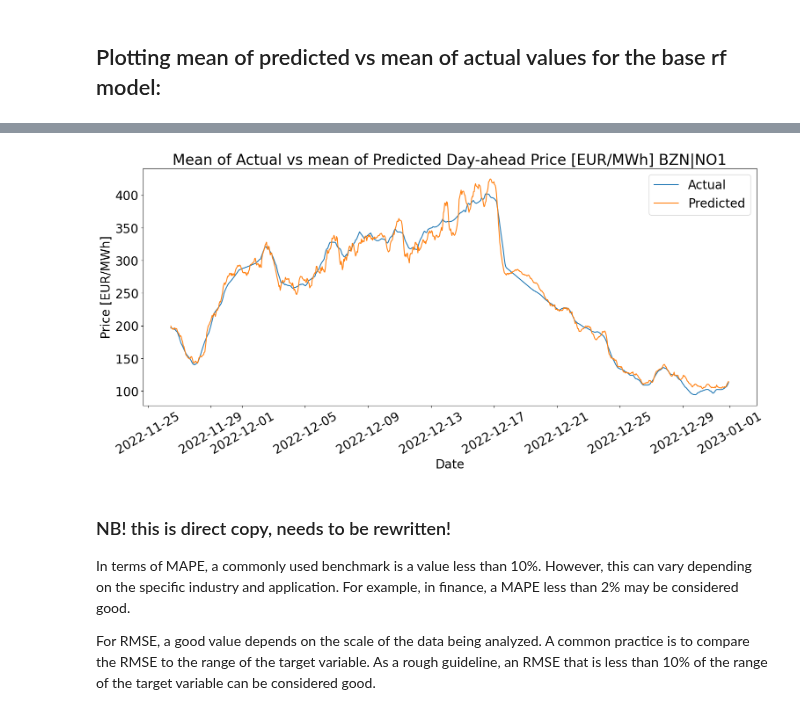
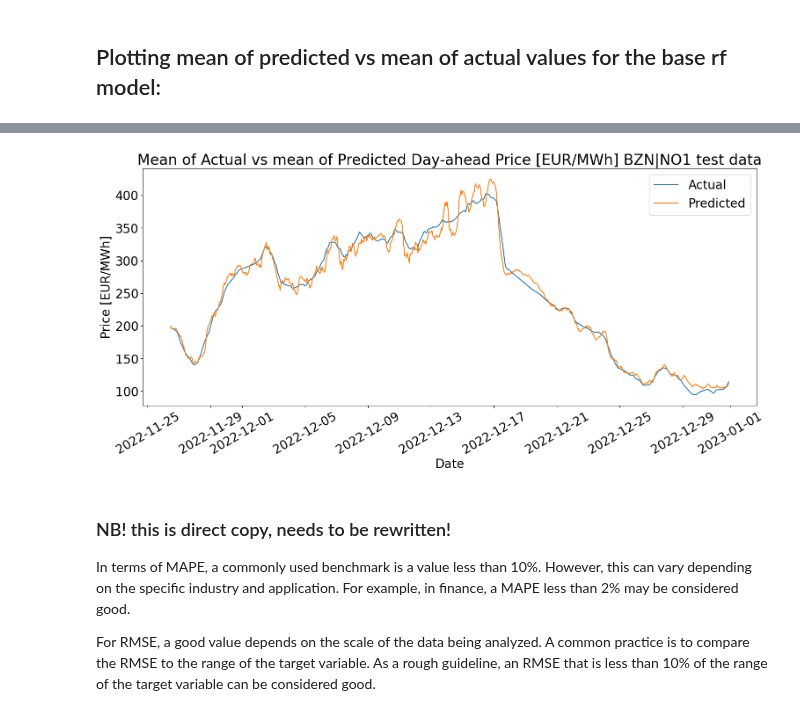
Before and after one commit to HIOF-Bachelor-Project-Group-7/Time-series-energy-price-prediction-bidding-zone-N01, a Jupyter notebook: code/RandomForestRegressor.ipynb, the cells around one changed output, grey strips where cells are left out. Saved outputs shown, nothing was run; the diff lists cells and outputs as text; code cells hidden in the pictures.

```diff
--- a/code/RandomForestRegressor.ipynb
+++ b/code/RandomForestRegressor.ipynb
@@ -173,26 +221,26 @@ Rood mean squared error:         30.44121743920013
 # %%
 # Set the figure size
 plt.figure(figsize=(18, 7))
 
 # Plot the mean of the actual and predicted values
 plt.plot(test_y.index, np.mean(test_y, axis=1), label='Actual')
 plt.plot(test_y.index, np.mean(pred_y, axis=1), label='Predicted')
 
 # Set the title and axis labels
-plt.title('Mean of Actual vs mean of Predicted Day-ahead Price [EUR/MWh] BZN|NO1')
+plt.title('Mean of Actual vs mean of Predicted Day-ahead Price [EUR/MWh] BZN|NO1 test data')
 plt.xlabel('Date')
 plt.ylabel('Price [EUR/MWh]')
 
 # Rotate the x-axis labels
 plt.xticks(rotation=30)
 
 # Add a legend
 plt.legend()
 
 # Show the plot
 plt.show()
 # %% [output]
-[figure, old version]
+[figure, new version]
 # %% [markdown]
 ### NB! this is direct copy, needs to be rewritten!
 In terms of MAPE, a commonly used benchmark is a value less than 10%. However, this can vary depending on the specific industry and application. For example, in finance, a MAPE less than 2% may be considered good.
```
Also changed, not shown: parts of 23 cells of this notebook, 1 other file.
